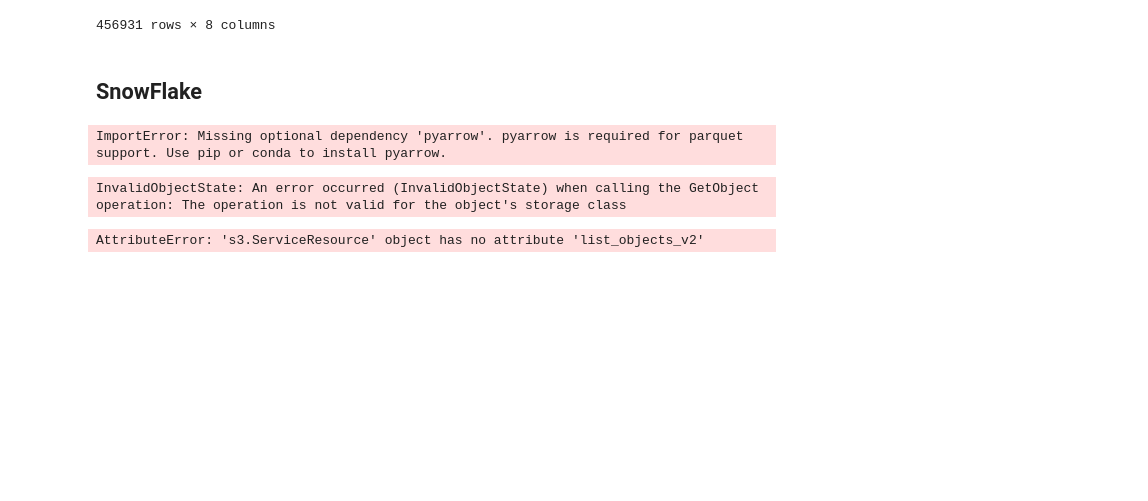
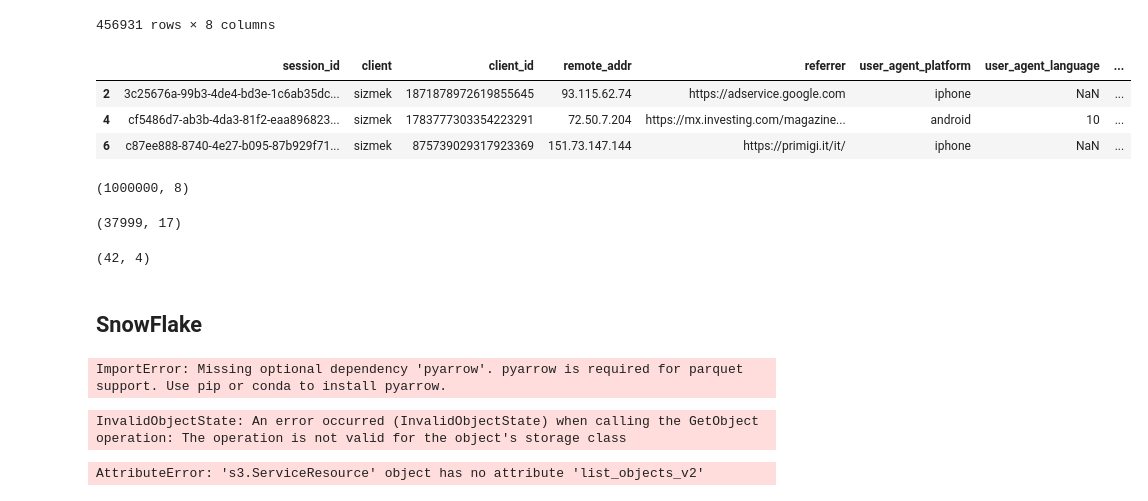
Before and after one commit to cipher982/GNN-playground, a Jupyter notebook: gnn_v4.ipynb, the cells around one changed output. Cells and saved outputs as stored; diff of their text form; code cells hidden in the pictures; blank space fills up the shorter version.

```diff
--- a/gnn_v4.ipynb
+++ b/gnn_v4.ipynb
@@ -321,6 +456,27 @@ labels_zync[labels_zync["destination"] == "sizmek"]
 | 999978 | 78afed92-90be-4620-aec6-ee4aedf51... | sizmek | 1192116895925446876 | zync | 78afed92-90be-4620-aec6-ee4aedf51... | sizmek | 1192116895925446876 | 2021-07-20 01:13:36.584 |
 | 999990 | 78afed92-90be-4620-aec6-ee4aedf51... | sizmek | 1192116895925446876 | zync | 78afed92-90be-4620-aec6-ee4aedf51... | sizmek | 1192116895925446876 | 2021-07-20 01:13:36.584 |
 456931 rows × 8 columns
+# %%
+zync_data.df.head(3)
+# %% [output]
+|  | session_id | client | client_id | remote_addr | referrer | user_agent_platform | user_agent_language | ... |
+| 2 | 3c25676a-99b3-4de4-bd3e-1c6ab35dc... | sizmek | 1871878972619855645 | 93.115.62.74 | https://adservice.google.com | iphone | NaN | ... |
+| 4 | cf5486d7-ab3b-4da3-81f2-eaa896823... | sizmek | 1783777303354223291 | 72.50.7.204 | https://mx.investing.com/magazine... | android | 10 | ... |
+| 6 | c87ee888-8740-4e27-b095-87b929f71... | sizmek | 875739029317923369 | 151.73.147.144 | https://primigi.it/it/ | iphone | NaN | ... |
+# %%
+labels_zync.shape
+# %% [output]
+(1000000, 8)
+# %%
+zync_data.df.shape
+# %% [output]
+(37999, 17)
+# %%
+links_cols = ["session_id","client_id"]
+zync_cols = ["session_id","client","client_id"]
+labels_zync[links_cols].merge(zync_data.df[zync_cols], how="inner", on="client_id")
+# %% [output]
+(42, 4)
 # %% [markdown]
 ## SnowFlake
 # %%
```
Also changed, not shown: parts of 12 cells of this notebook.
